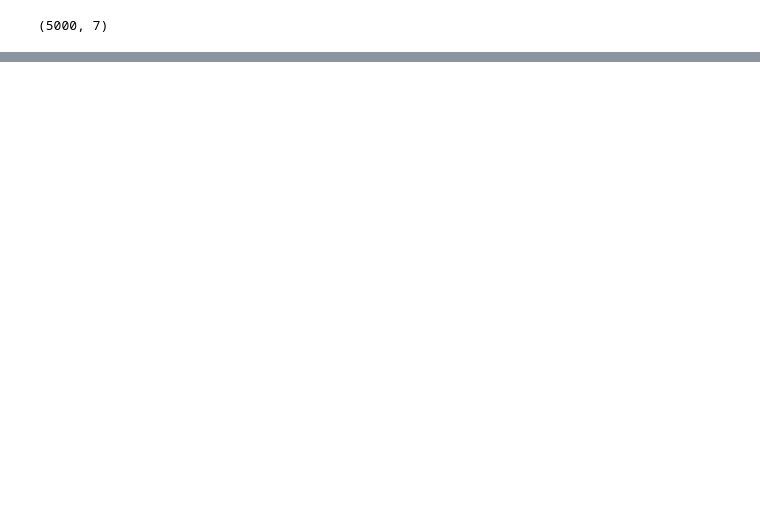
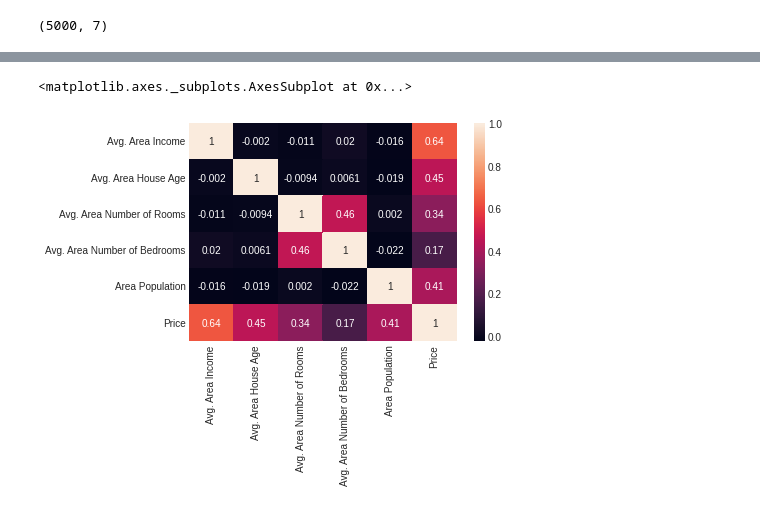
Before and after one commit to nnilayy/Regression-Notebook, a Jupyter notebook: RegressionNotebook.ipynb, the cells around one changed output, grey strips where cells are left out. Saved outputs shown, nothing was run; the diff lists cells and outputs as text; code cells hidden in the pictures; blank space fills up the shorter version.

```diff
--- a/RegressionNotebook.ipynb
+++ b/RegressionNotebook.ipynb
@@ -41,0 +50,5 @@ warnings.filterwarnings("ignore")
+# %%
+sns.heatmap(df.corr(), annot=True)
+# %% [output]
+<matplotlib.axes._subplots.AxesSubplot at 0x...>
+[figure, added]
```
Also changed, not shown: parts of 9 cells of this notebook.
